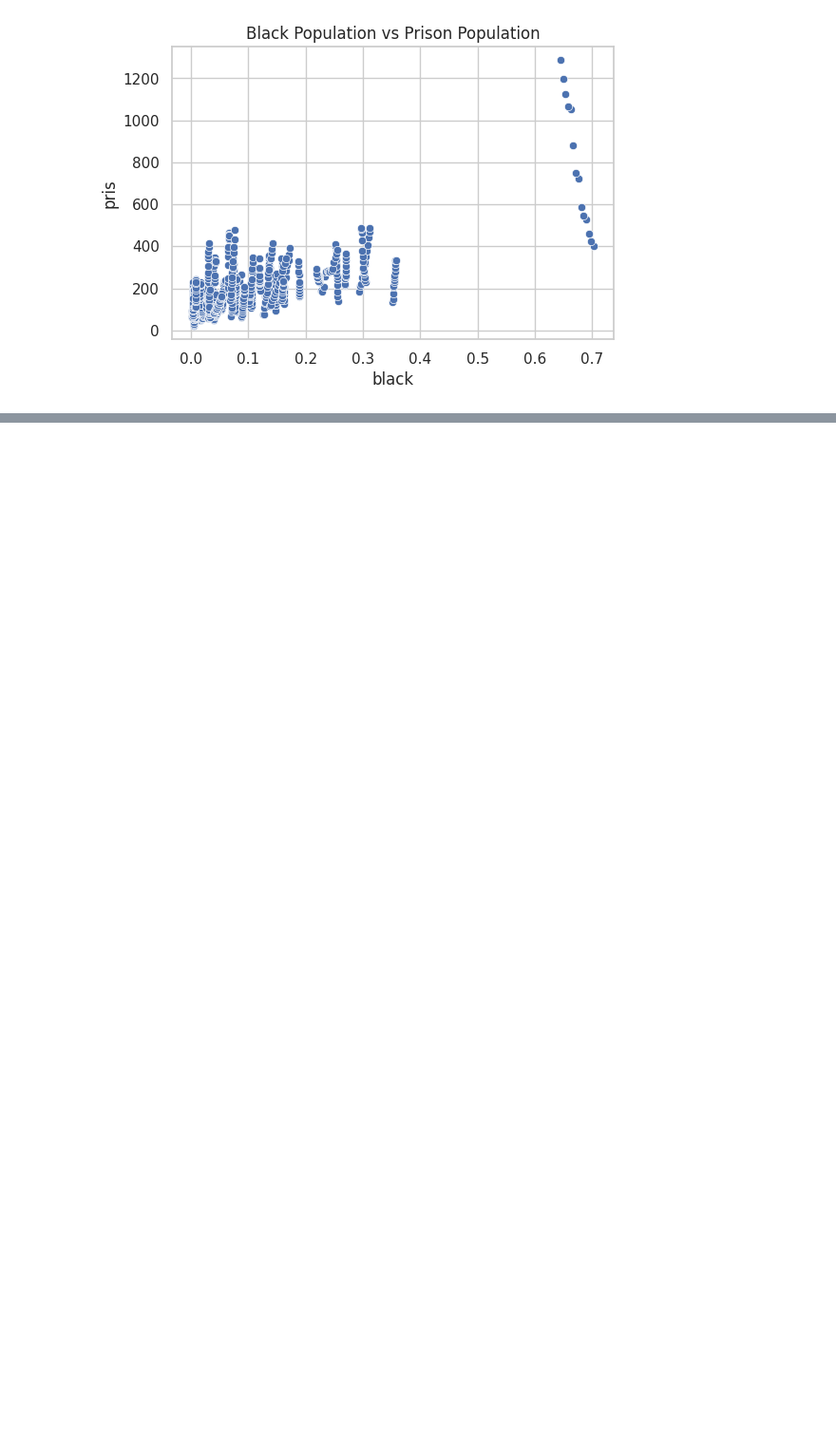
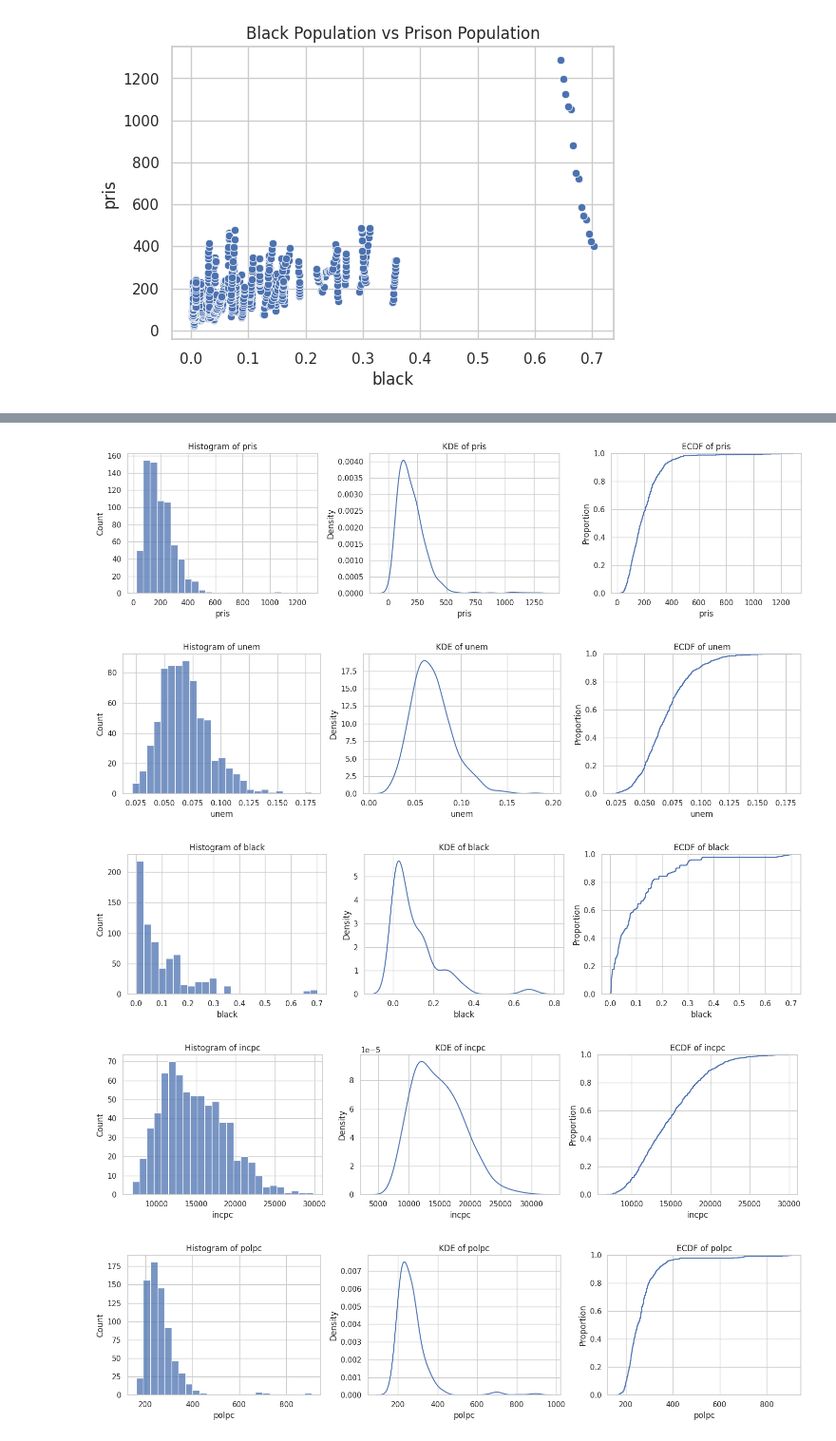
Before and after one commit to sivalinga438/EDA_project, a Jupyter notebook: 22BDS0339.ipynb, the cells around one changed output, grey strips where cells are left out. Shown at 95% size. Cells and saved outputs as stored; diff of their text form; code cells hidden in the pictures; blank space fills up the shorter version.

```diff
--- a/22BDS0339.ipynb
+++ b/22BDS0339.ipynb
@@ -160,0 +166,3 @@ decade
+# %%
+sns.set(style="whitegrid")
+plt.rcParams['figure.figsize'] = (9,5)
@@ -160,0 +224,9 @@ decade
+# %%
+# 1C. Frequency distributions for a few example variables (binned)
+# Choose a few representative numeric columns
+example_cols = ['pris','unem','black','incpc','polpc']
+for col in example_cols:
+    if col in df.columns:
+        print(f"\nValue counts (binned) for {col}:")
+        binned = pd.cut(df[col], bins=6)
+        display(df[col].value_counts(bins=6).sort_index())
@@ -160,0 +271,7 @@ decade
+# %%
+# 1D. Categorical variable analysis (none exist). As a workaround, create binned/categorical versions:
+# Create prison-size category (low/medium/high) using tertiles
+if 'pris' in df.columns:
+    df['pris_cat'] = pd.qcut(df['pris'], q=3, labels=['low','medium','high'])
+    print("\nprison-size categories distribution:")
+    display(df['pris_cat'].value_counts())
@@ -160,0 +286,19 @@ decade
+# %%
+# 1E. 1D plotting (hist, KDE, ECDF) - for the example columns
+for col in example_cols:
+    if col in df.columns:
+        fig, axes = plt.subplots(1,3, figsize=(15,4))
+        sns.histplot(df[col], kde=False, bins=25, ax=axes[0])
+        axes[0].set_title(f'Histogram of {col}')
+        sns.kdeplot(df[col], bw_adjust=1, ax=axes[1])
+        axes[1].set_title(f'KDE of {col}')
+        sns.ecdfplot(df[col], ax=axes[2])
+        axes[2].set_title(f'ECDF of {col}')
+        plt.tight_layout()
+        plt.show()
+# %% [output]
+[figure, added]
+[figure, added]
+[figure, added]
+[figure, added]
+[figure, added]
```
Also changed, not shown: parts of 6 cells of this notebook.
